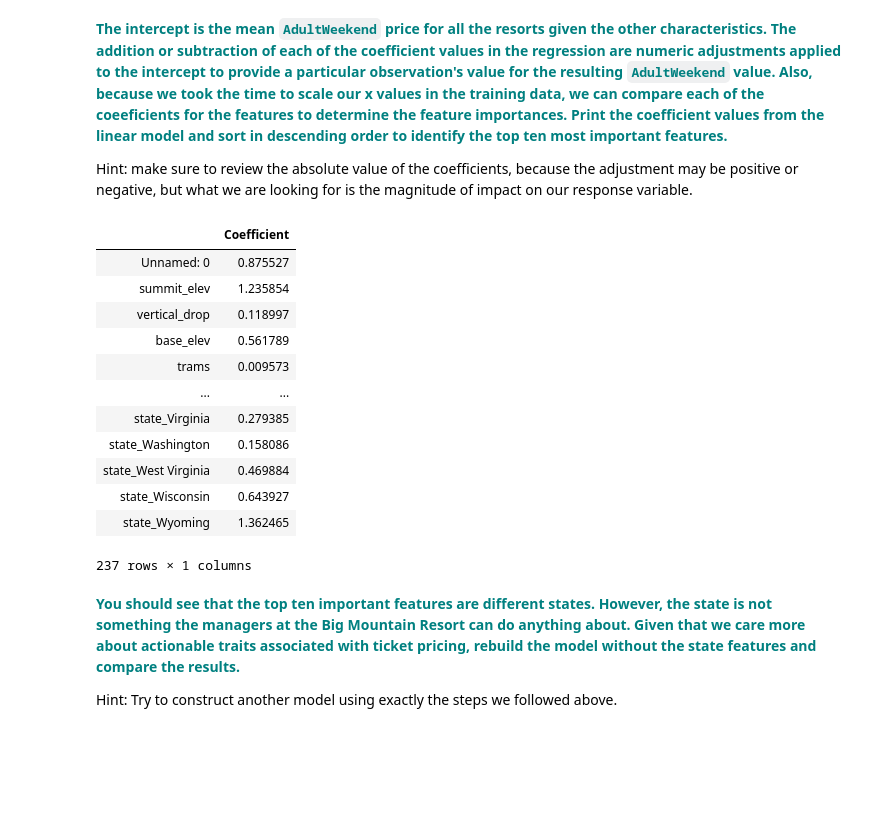
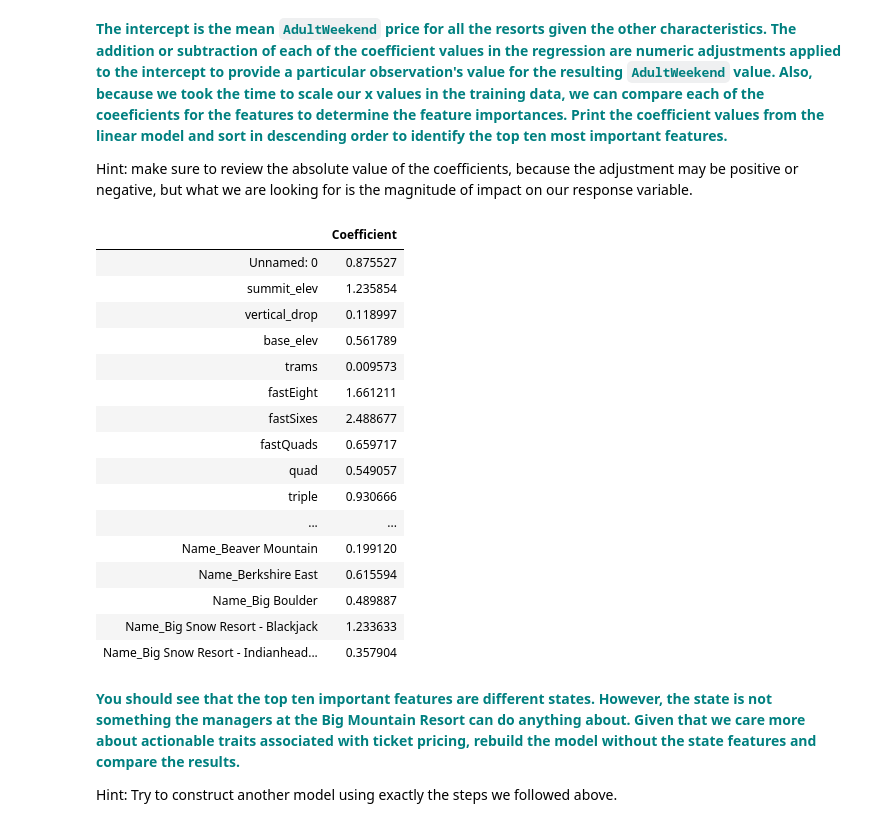
Before and after one commit to rjmalka/Guided-Capstone, a Jupyter notebook: GuidedCapstoneStep4 and step5HL.ipynb, the cells around one changed output. Saved outputs shown, nothing was run; the diff lists cells and outputs as text; code cells hidden in the pictures; blank space fills up the shorter version.

```diff
--- a/GuidedCapstoneStep4 and step5HL.ipynb
+++ b/GuidedCapstoneStep4 and step5HL.ipynb
@@ -240,24 +236,28 @@ Hint: make sure to review the absolute value of the coefficients, because the ad
 # %%
 # You might want to make a pandas DataFrame displaying the coefficients for each state like so:
 
-pd.DataFrame(abs(lm.coef_), X.columns, columns=['Coefficient'])
+pd.DataFrame(abs(lm.coef_), X.columns, columns=['Coefficient']).head(39)
 
 #https://scikit-learn.org/stable/modules/classes.html#module-sklearn.linear_model
     #avoid where y = 1 or 0.
 # %% [output]
 |  | Coefficient |
 | Unnamed: 0 | 0.875527 |
 | summit_elev | 1.235854 |
 | vertical_drop | 0.118997 |
 | base_elev | 0.561789 |
 | trams | 0.009573 |
+| fastEight | 1.661211 |
+| fastSixes | 2.488677 |
+| fastQuads | 0.659717 |
+| quad | 0.549057 |
+| triple | 0.930666 |
 | ... | ... |
-| state_Virginia | 0.279385 |
-| state_Washington | 0.158086 |
-| state_West Virginia | 0.469884 |
-| state_Wisconsin | 0.643927 |
-| state_Wyoming | 1.362465 |
+| Name_Beaver Mountain | 0.199120 |
+| Name_Berkshire East | 0.615594 |
+| Name_Big Boulder | 0.489887 |
+| Name_Big Snow Resort - Blackjack | 1.233633 |
+| Name_Big Snow Resort - Indianhead... | 0.357904 |
-237 rows × 1 columns
 # %% [markdown]
 **<font color='teal'>You should see that the top ten important features are different states. However, the state is not something the managers at the Big Mountain Resort can do anything about. Given that we care more about actionable traits associated with ticket pricing, rebuild the model without the state features and compare the results. </font>**
 
```
Also changed, not shown: parts of 14 cells of this notebook.
